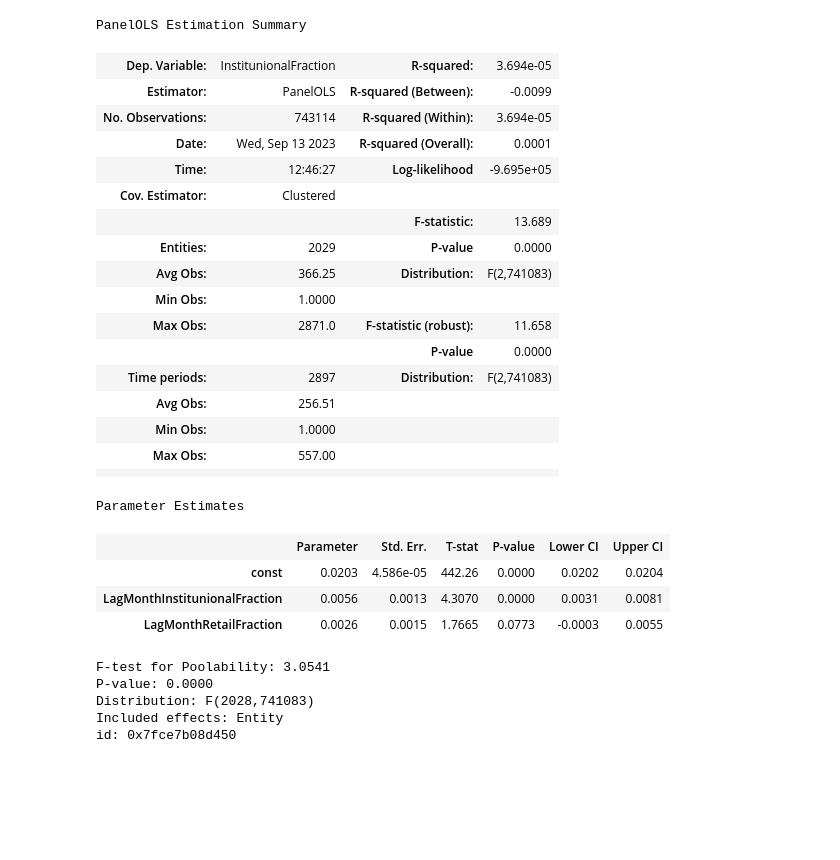
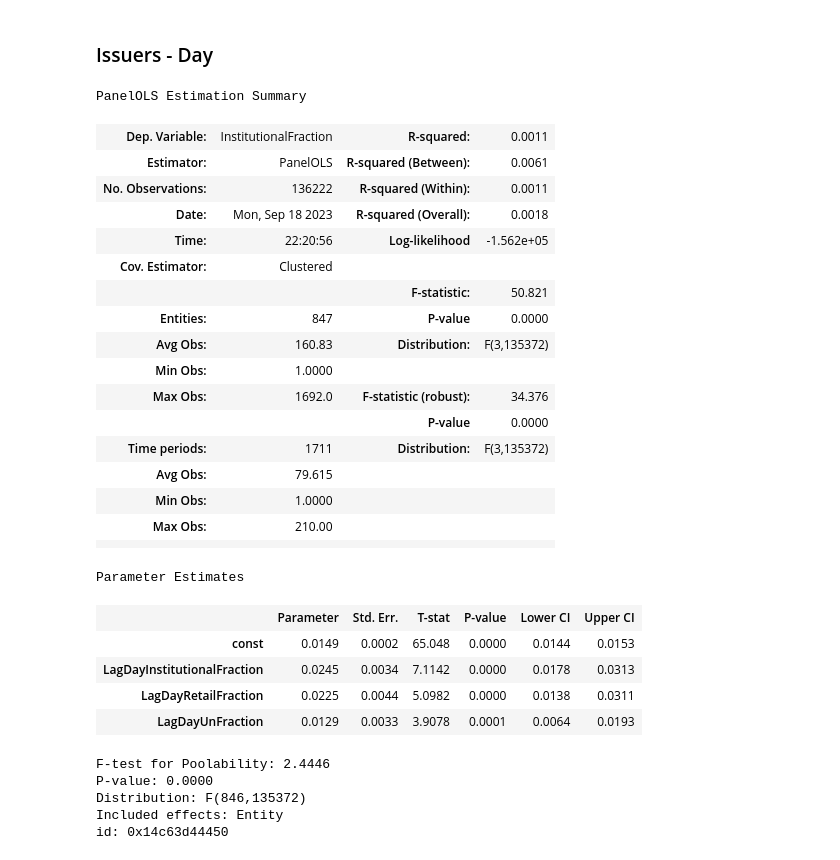
Before and after one commit to sonqo/msc-data-science, a Jupyter notebook: 0-thesis/herding/regression-fractions.ipynb, the cells around one changed output. Cells and saved outputs as stored; diff of their text form; code cells hidden in the pictures; blank space fills up the shorter version.

```diff
--- a/0-thesis/herding/regression-fractions.ipynb
+++ b/0-thesis/herding/regression-fractions.ipynb
@@ -120,34 +125,40 @@ id: 0x7fce7b08fdf0
-# %%
-pooled_x = sm.add_constant(df[['LagMonthInstitunionalFraction', 'LagMonthRetailFraction']])
-pooled_y = df['InstitunionalFraction']
-pooled_olsr_model = PanelOLS(dependent=pooled_y, exog=pooled_x, entity_effects=True)
-pooled_olsr_model.fit(cov_type='clustered', cluster_entity=True)
-# %% [output]
-PanelOLS Estimation Summary
-| Dep. Variable: | InstitunionalFraction | R-squared: | 3.694e-05 |
-| Estimator: | PanelOLS | R-squared (Between): | -0.0099 |
-| No. Observations: | 743114 | R-squared (Within): | 3.694e-05 |
-| Date: | Wed, Sep 13 2023 | R-squared (Overall): | 0.0001 |
-| Time: | 12:46:27 | Log-likelihood | -9.695e+05 |
-| Cov. Estimator: | Clustered |  |  |
-|  |  | F-statistic: | 13.689 |
-| Entities: | 2029 | P-value | 0.0000 |
-| Avg Obs: | 366.25 | Distribution: | F(2,741083) |
-| Min Obs: | 1.0000 |  |  |
-| Max Obs: | 2871.0 | F-statistic (robust): | 11.658 |
-|  |  | P-value | 0.0000 |
-| Time periods: | 2897 | Distribution: | F(2,741083) |
-| Avg Obs: | 256.51 |  |  |
-| Min Obs: | 1.0000 |  |  |
-| Max Obs: | 557.00 |  |  |
-|  |  |  |  |
-Parameter Estimates
-|  | Parameter | Std. Err. | T-stat | P-value | Lower CI | Upper CI |
-| const | 0.0203 | 4.586e-05 | 442.26 | 0.0000 | 0.0202 | 0.0204 |
-| LagMonthInstitunionalFraction | 0.0056 | 0.0013 | 4.3070 | 0.0000 | 0.0031 | 0.0081 |
-| LagMonthRetailFraction | 0.0026 | 0.0015 | 1.7665 | 0.0773 | -0.0003 | 0.0055 |
-F-test for Poolability: 3.0541
-P-value: 0.0000
-Distribution: F(2028,741083)
-Included effects: Entity
-id: 0x7fce7b08d450
+# %% [markdown]
+### Issuers - Day
+# %%
+# entity MUST be placed first in index, NOT DATE!
+df = pd.read_csv('source/fractions-issuers.csv', index_col=['IssuerId', 'TrdExctnDt'], parse_dates=['TrdExctnDt'])
+
+pooled_x = sm.add_constant(df[['LagDayInstitutionalFraction', 'LagDayRetailFraction', 'LagDayUnFraction']])
+pooled_y = df['InstitutionalFraction']
+pooled_olsr_model = PanelOLS(dependent=pooled_y, exog=pooled_x, entity_effects=True)
+pooled_olsr_model.fit(cov_type='clustered', cluster_entity=True)
+# %% [output]
+PanelOLS Estimation Summary
+| Dep. Variable: | InstitutionalFraction | R-squared: | 0.0011 |
+| Estimator: | PanelOLS | R-squared (Between): | 0.0061 |
+| No. Observations: | 136222 | R-squared (Within): | 0.0011 |
+| Date: | Mon, Sep 18 2023 | R-squared (Overall): | 0.0018 |
+| Time: | 22:20:56 | Log-likelihood | -1.562e+05 |
+| Cov. Estimator: | Clustered |  |  |
+|  |  | F-statistic: | 50.821 |
+| Entities: | 847 | P-value | 0.0000 |
+| Avg Obs: | 160.83 | Distribution: | F(3,135372) |
+| Min Obs: | 1.0000 |  |  |
+| Max Obs: | 1692.0 | F-statistic (robust): | 34.376 |
+|  |  | P-value | 0.0000 |
+| Time periods: | 1711 | Distribution: | F(3,135372) |
+| Avg Obs: | 79.615 |  |  |
+| Min Obs: | 1.0000 |  |  |
+| Max Obs: | 210.00 |  |  |
+|  |  |  |  |
+Parameter Estimates
+|  | Parameter | Std. Err. | T-stat | P-value | Lower CI | Upper CI |
+| const | 0.0149 | 0.0002 | 65.048 | 0.0000 | 0.0144 | 0.0153 |
+| LagDayInstitutionalFraction | 0.0245 | 0.0034 | 7.1142 | 0.0000 | 0.0178 | 0.0313 |
+| LagDayRetailFraction | 0.0225 | 0.0044 | 5.0982 | 0.0000 | 0.0138 | 0.0311 |
+| LagDayUnFraction | 0.0129 | 0.0033 | 3.9078 | 0.0001 | 0.0064 | 0.0193 |
+F-test for Poolability: 2.4446
+P-value: 0.0000
+Distribution: F(846,135372)
+Included effects: Entity
+id: 0x14c63d44450
```
Also changed, not shown: parts of 11 cells of this notebook, 12 other files.
